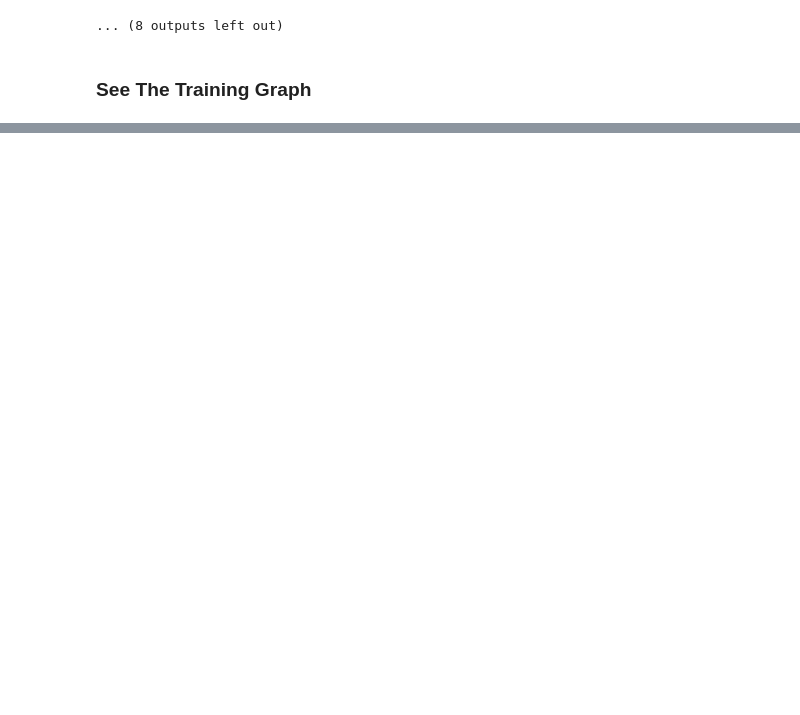
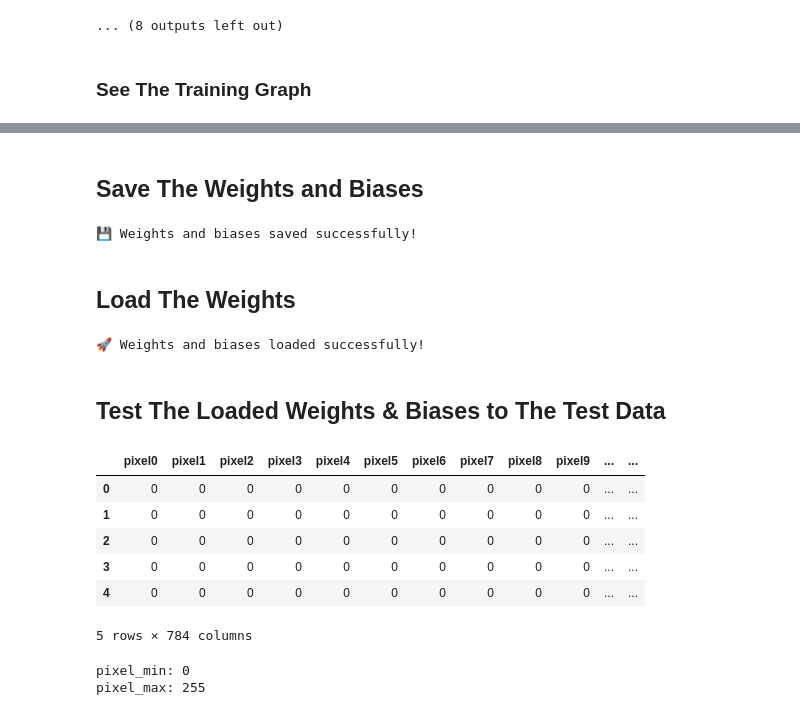
Before and after one commit to sulaimanfawwazak/Neural-Network-from-Scratch, a Jupyter notebook: neural-network-from-scracth.ipynb, the cells around one changed output, grey strips where cells are left out. Cells and saved outputs as stored; diff of their text form; code cells hidden in the pictures; blank space fills up the shorter version.

```diff
--- a/neural-network-from-scracth.ipynb
+++ b/neural-network-from-scracth.ipynb
@@ -326,0 +333,44 @@ plt.show()
+# %% [markdown]
+## **Save The Weights and Biases**
+# %%
+np.savez('result/MNIST_model_weights.npz', W1=W1, b1=b1, W2=W2, b2=b2)
+print(f'{EMOJI_SAVING} Weights and biases saved successfully!')
+# %% [output]
+💾 Weights and biases saved successfully!
+# %% [markdown]
+## **Load The Weights**
+# %%
+loaded_data = np.load('result/MNIST_model_weights.npz')
+
+loaded_W1 = loaded_data['W1']
+loaded_b1 = loaded_data['b1']
+loaded_W2 = loaded_data['W2']
+loaded_b2 = loaded_data['b2']
+
+print(f'{EMOJI_BEGIN} Weights and biases loaded successfully!')
+# %% [output]
+🚀 Weights and biases loaded successfully!
+# %% [markdown]
+## **Test The Loaded Weights & Biases to The Test Data**
+# %%
+test_data = pd.read_csv('data/test.csv')
+test_data.head()
+# %% [output]
+|  | pixel0 | pixel1 | pixel2 | pixel3 | pixel4 | pixel5 | pixel6 | pixel7 | pixel8 | pixel9 | ... | ... |
+| 0 | 0 | 0 | 0 | 0 | 0 | 0 | 0 | 0 | 0 | 0 | ... | ... |
+| 1 | 0 | 0 | 0 | 0 | 0 | 0 | 0 | 0 | 0 | 0 | ... | ... |
+| 2 | 0 | 0 | 0 | 0 | 0 | 0 | 0 | 0 | 0 | 0 | ... | ... |
+| 3 | 0 | 0 | 0 | 0 | 0 | 0 | 0 | 0 | 0 | 0 | ... | ... |
+| 4 | 0 | 0 | 0 | 0 | 0 | 0 | 0 | 0 | 0 | 0 | ... | ... |
+5 rows × 784 columns
+# %%
+test_data = np.array(test_data)
+
+pixel_min = test_data.min()
+pixel_max = test_data.max()
+
+print(f'pixel_min: {pixel_min}')
+print(f'pixel_max: {pixel_max}')
+# %% [output]
+pixel_min: 0
+pixel_max: 255
```
Also changed, not shown: parts of 12 cells of this notebook, 1 other file.
